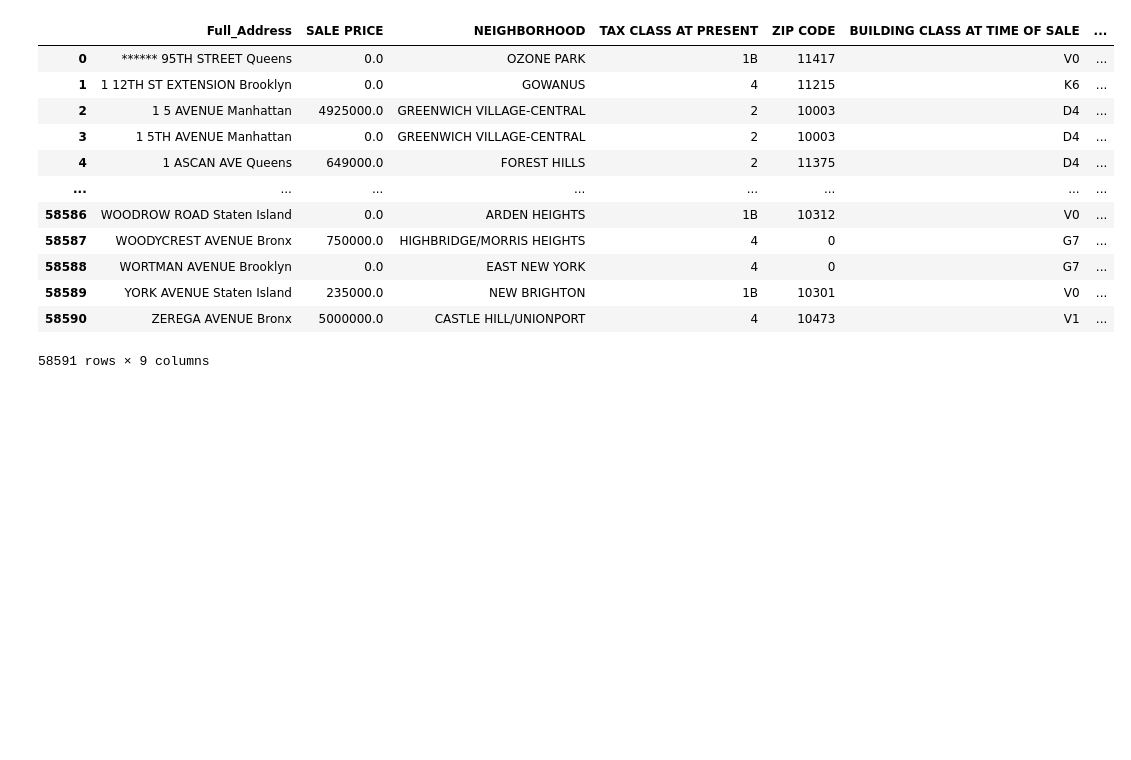
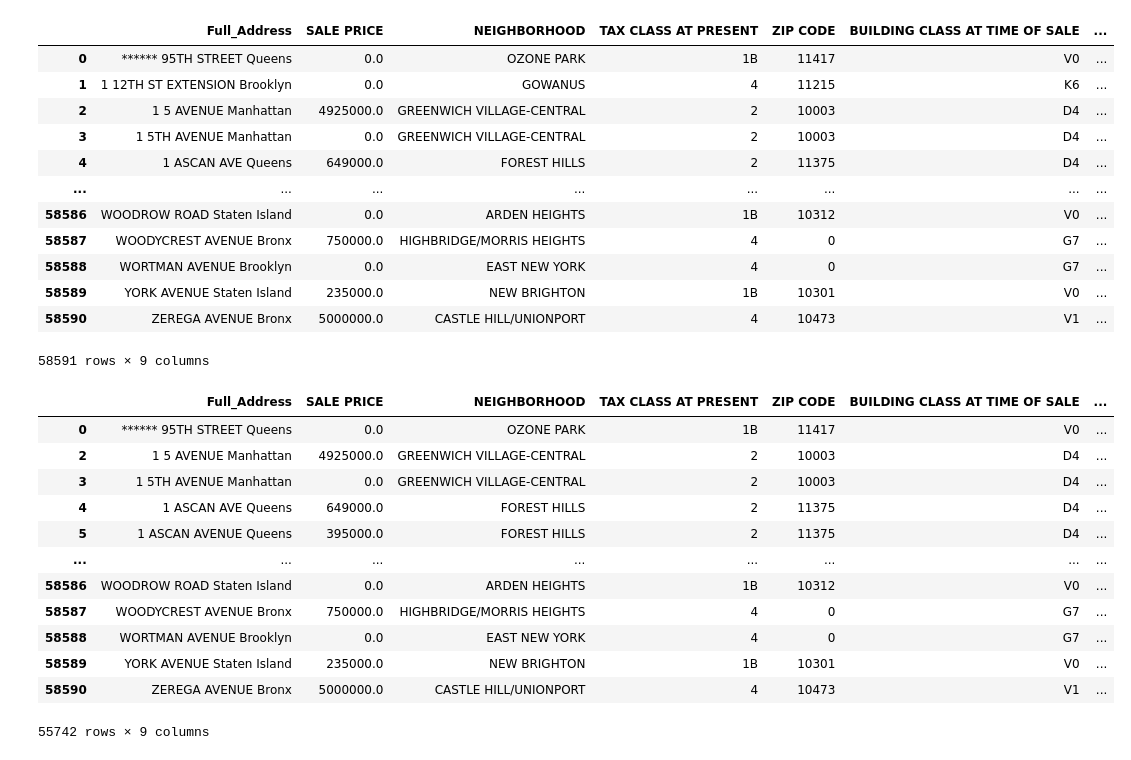
Before and after one commit to shadeetabasi/nyc-realestate-and-trees-project, a Jupyter notebook: Keiko /Real_Estate_Clean_Up_v2.ipynb, the cells around one changed output. Saved outputs shown, nothing was run; the diff lists cells and outputs as text; code cells hidden in the pictures; blank space fills up the shorter version.

Commit message:
final cleaned real estate data

```diff
--- a/Keiko /Real_Estate_Clean_Up_v2.ipynb
+++ b/Keiko /Real_Estate_Clean_Up_v2.ipynb
@@ -352,3 +352,21 @@ real_estate_clean_df
 real_estate_clean_df.to_csv('nyc_real_estate_lat_long.csv', index = False)
 # %%
 #drop nans
+final_real_estate_df = real_estate_clean_df.dropna()
+
+
+final_real_estate_df
+# %% [output]
+|  | Full_Address | SALE PRICE | NEIGHBORHOOD | TAX CLASS AT PRESENT | ZIP CODE | BUILDING CLASS AT TIME OF SALE | ... |
+| 0 | ****** 95TH STREET Queens | 0.0 | OZONE PARK | 1B | 11417 | V0 | ... |
+| 2 | 1 5 AVENUE Manhattan | 4925000.0 | GREENWICH VILLAGE-CENTRAL | 2 | 10003 | D4 | ... |
+| 3 | 1 5TH AVENUE Manhattan | 0.0 | GREENWICH VILLAGE-CENTRAL | 2 | 10003 | D4 | ... |
+| 4 | 1 ASCAN AVE Queens | 649000.0 | FOREST HILLS | 2 | 11375 | D4 | ... |
+| 5 | 1 ASCAN AVENUE Queens | 395000.0 | FOREST HILLS | 2 | 11375 | D4 | ... |
+| ... | ... | ... | ... | ... | ... | ... | ... |
+| 58586 | WOODROW ROAD Staten Island | 0.0 | ARDEN HEIGHTS | 1B | 10312 | V0 | ... |
+| 58587 | WOODYCREST AVENUE Bronx | 750000.0 | HIGHBRIDGE/MORRIS HEIGHTS | 4 | 0 | G7 | ... |
+| 58588 | WORTMAN AVENUE Brooklyn | 0.0 | EAST NEW YORK | 4 | 0 | G7 | ... |
+| 58589 | YORK AVENUE Staten Island | 235000.0 | NEW BRIGHTON | 1B | 10301 | V0 | ... |
+| 58590 | ZEREGA AVENUE Bronx | 5000000.0 | CASTLE HILL/UNIONPORT | 4 | 10473 | V1 | ... |
+55742 rows × 9 columns
```
Also changed, not shown: parts of 1 cell of this notebook, 1 other file.
